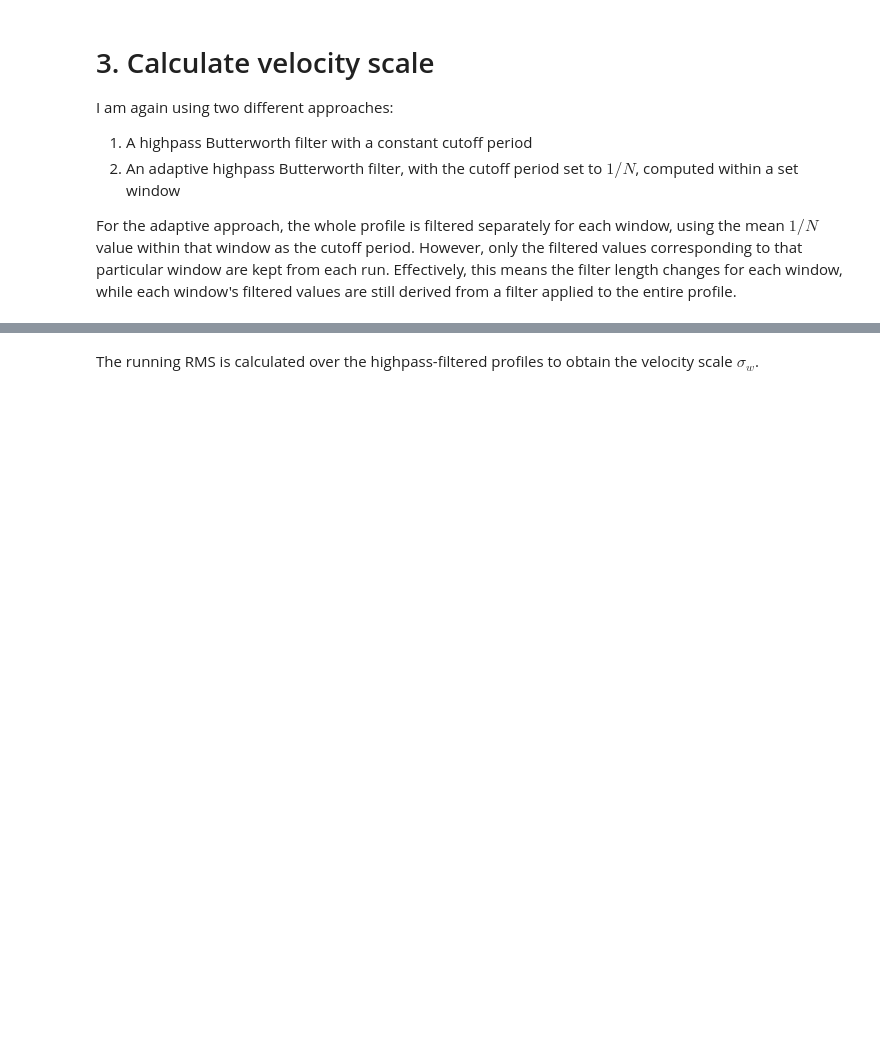
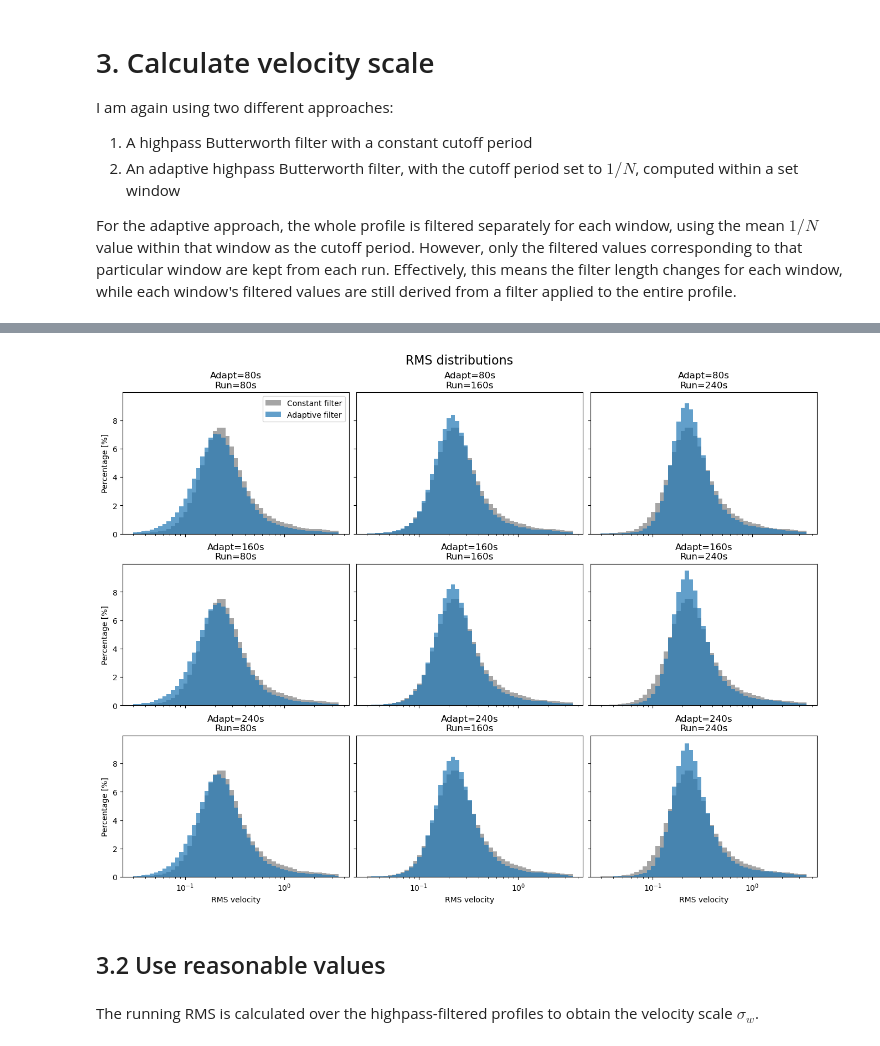
Before and after one commit to tillmrtz/dissipationIFR, a Jupyter notebook: notebooks/apply_LEM.ipynb, the cells around one changed output, grey strips where cells are left out. Drawn from its saved outputs; the diff is of its cells as text; code cells hidden in the pictures; blank space fills up the shorter version.

```diff
--- a/notebooks/apply_LEM.ipynb
+++ b/notebooks/apply_LEM.ipynb
@@ -302,0 +381,3 @@ For the adaptive approach, the whole profile is filtered separately for each win
+# %%
+w_water_hp_330 = tools.highpass_butterworth_time(ds['W_WATER'].values, ds['TIME'].values, ds['PROFILE_NUMBER'].values, cutoff_period=330, order=4, max_interval=40)
+velocity_rms_330 = tools.rolling_rms(w_water_hp_330, ds['TIME'].values, ds['PROFILE_NUMBER'].values, window_size_seconds=100)
@@ -303,3 +388,64 @@ For the adaptive approach, the whole profile is filtered separately for each win
+# %%
+import numpy as np
+import matplotlib.pyplot as plt
+
+# Collect all values to define common bin edges
+all_values = np.concatenate([
+    w_water_hp_adapt[a][r][~np.isnan(w_water_hp_adapt[a][r])]
+    for a in adapt_windows
+    for r in running_windows
+])
+
+# Optional: ignore extreme tails
+xmin, xmax = np.percentile(all_values, [0.5, 99.5])
+
+n_bins = 50
+log_bins = np.logspace(np.log10(xmin), np.log10(xmax), n_bins)
+
+fig, axes = plt.subplots(
+    3, 3,
+    figsize=(13, 10),
+    sharex=True,
+    sharey=True,
+    constrained_layout=True
+)
+
+for i, adapt in enumerate(adapt_windows):
+    for j, run in enumerate(running_windows):
+        ax = axes[i, j]
+
+        ## plot the constant filter as comparison
+        rms = velocity_rms_330 [np.isfinite(velocity_rms_330)]
+        rms = rms[(rms >= xmin) & (rms <= xmax)]
+        weights = np.ones_like(rms) / len(rms) * 100
+
+        ax.hist(rms, bins=log_bins, weights=weights, color='tab:grey', alpha=0.7)
+
+        rms = w_water_hp_adapt[adapt][run]
+        rms = rms[np.isfinite(rms)]
+        rms = rms[(rms >= xmin) & (rms <= xmax)]
+
+        weights = np.ones_like(rms) / len(rms) * 100
+
+        ax.hist(rms, bins=log_bins, weights=weights, color='tab:blue', alpha=0.7)
+
+        ax.set_xscale('log')
+        ax.set_title(f"Adapt={adapt}s\nRun={run}s")
+
+        if i == 2:
+            ax.set_xlabel("RMS velocity")
+        if j == 0:
+            ax.set_ylabel("Percentage [%]")
+
+axes[0, 0].legend(["Constant filter", "Adaptive filter"], fontsize=10)
+
+fig.suptitle("RMS distributions", fontsize=16)
+
+plt.show()
+# %% [output]
+[figure, added]
+# %% [markdown]
+## 3.2 Use reasonable values
 # %%
 importlib.reload(tools)
 for ds in [gridded_ds, gridded_bs3]:
```
Also changed, not shown: parts of 7 cells of this notebook, 1 other file.
